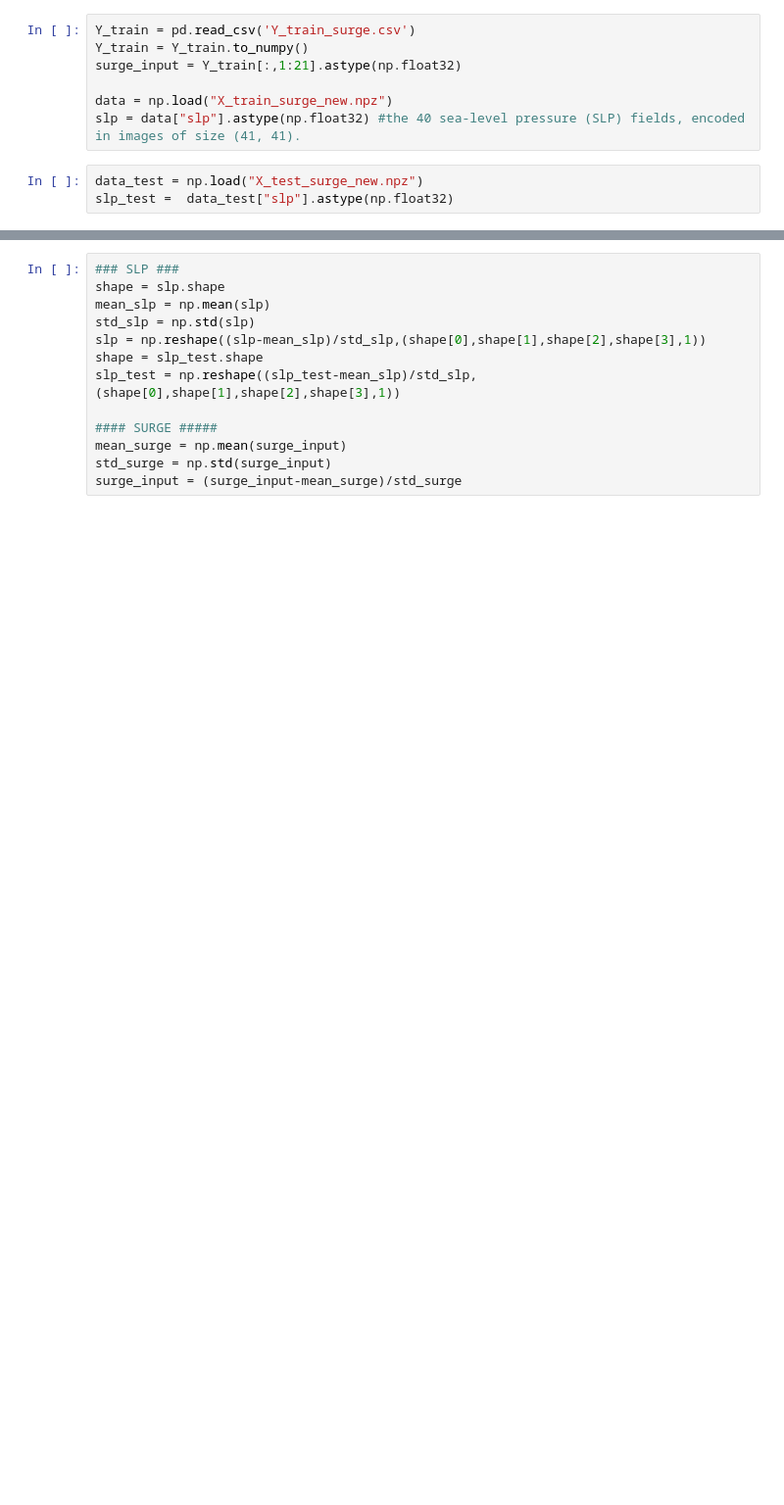
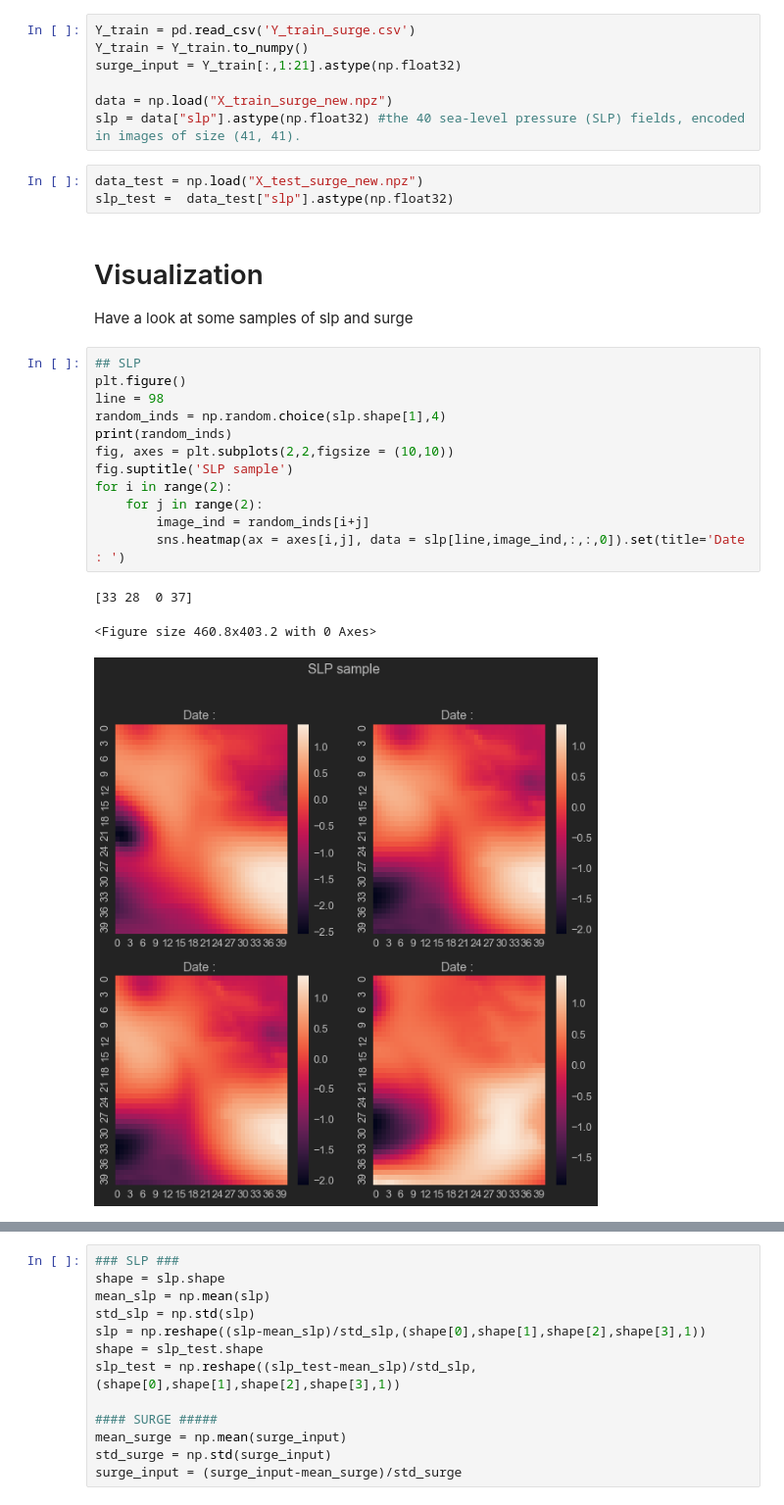
Before and after one commit to nralibera/Challenge-Data-ECL-2022, a Jupyter notebook: third_try.ipynb, the cells around one changed output, grey strips where cells are left out. Shown at 98% size. Drawn from its saved outputs; the diff is of its cells as text; blank space fills up the shorter version.

```diff
--- a/third_try.ipynb
+++ b/third_try.ipynb
@@ -24,3 +34,22 @@ slp = data["slp"].astype(np.float32) #the 40 sea-level pressure (SLP) fields, en
 # %%
 data_test = np.load("X_test_surge_new.npz")
 slp_test =  data_test["slp"].astype(np.float32)
+# %% [markdown]
+# Visualization
+Have a look at some samples of slp and surge
+# %%
+## SLP
+plt.figure()
+line = 98
+random_inds = np.random.choice(slp.shape[1],4)
+print(random_inds)
+fig, axes = plt.subplots(2,2,figsize = (10,10))
+fig.suptitle('SLP sample')
+for i in range(2):
+    for j in range(2):
+        image_ind = random_inds[i+j]
+        sns.heatmap(ax = axes[i,j], data = slp[line,image_ind,:,:,0]).set(title='Date : ')
+# %% [output]
+[33 28  0 37]
+<Figure size 460.8x403.2 with 0 Axes>
+[figure, added]
```
Also changed, not shown: parts of 20 cells of this notebook, 8 other files.
